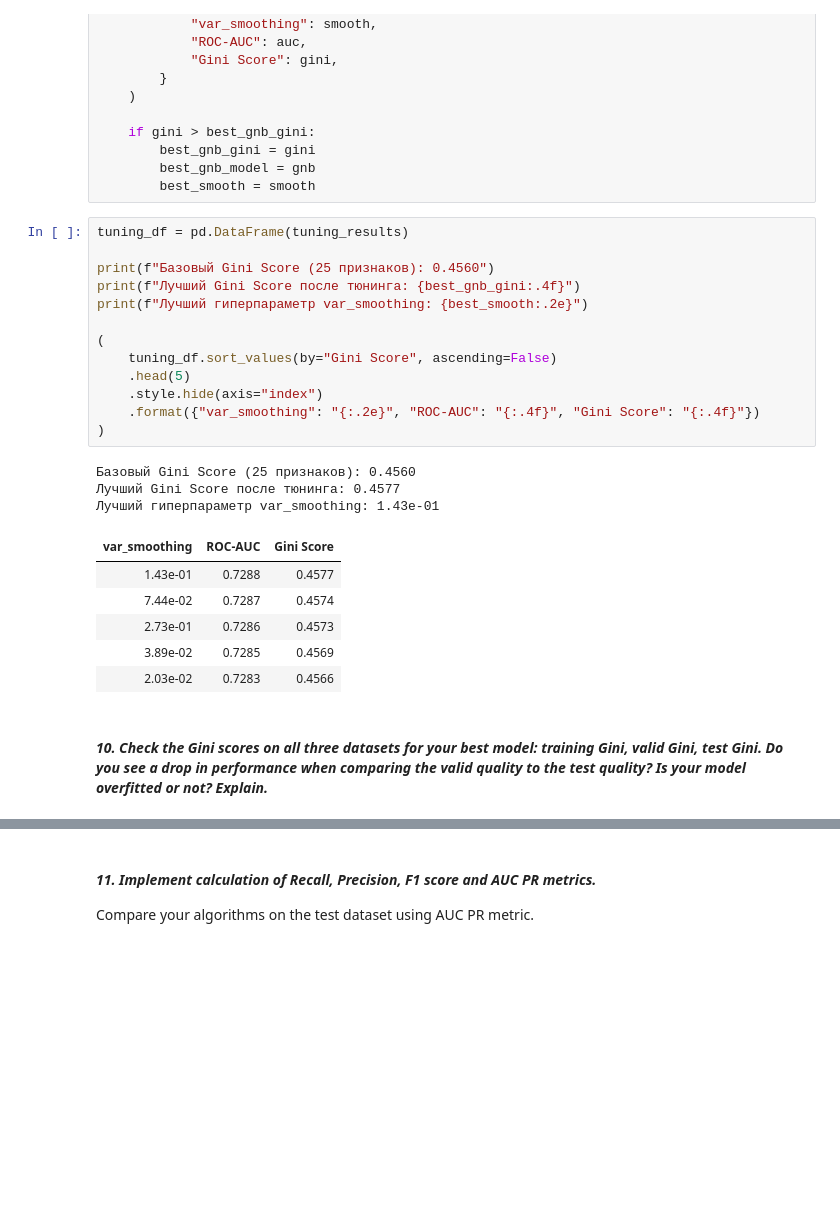
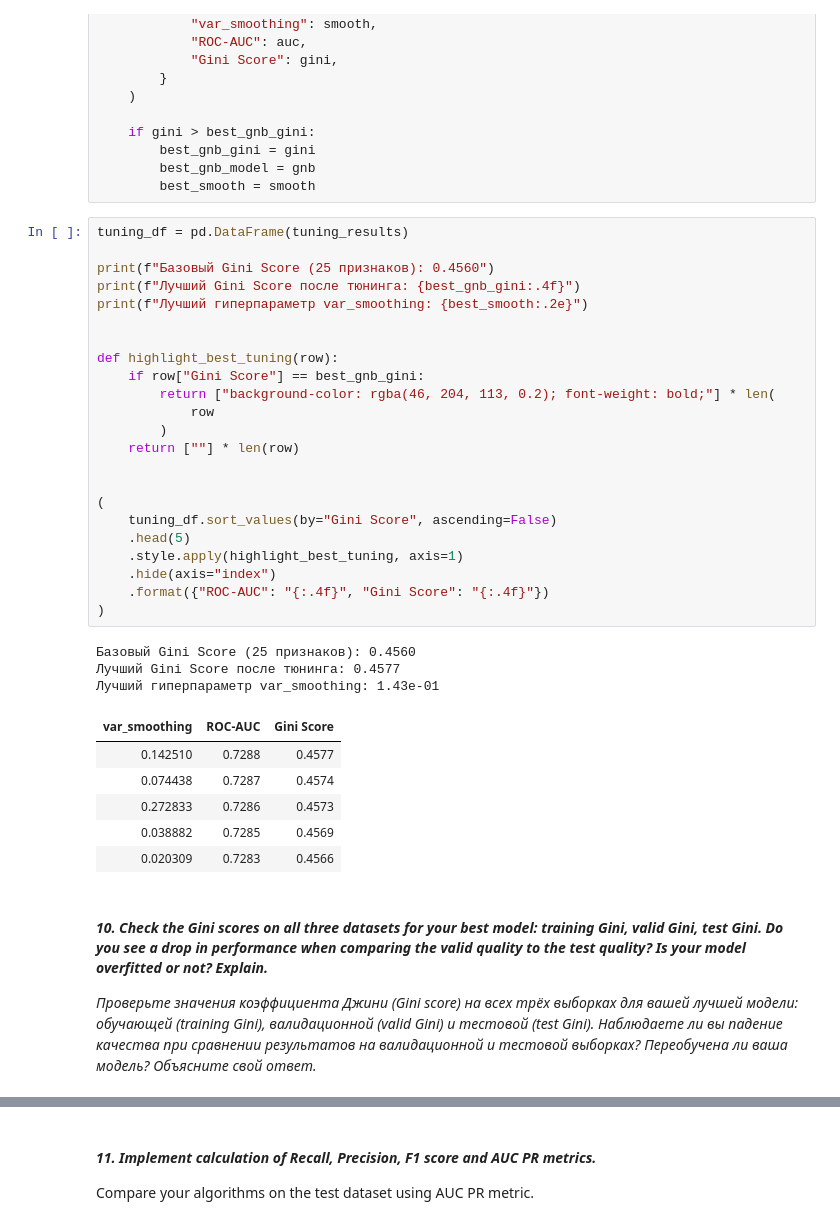
Before and after one commit to RunForJoy/ml-classification-metrics, a Jupyter notebook: src/ml_4.ipynb, the cells around one changed output, grey strips where cells are left out. Cells and saved outputs as stored; diff of their text form; blank space fills up the shorter version.

```diff
--- a/src/ml_4.ipynb
+++ b/src/ml_4.ipynb
@@ -1732,25 +1729,37 @@ for smooth in smoothing_values:
 # %%
 tuning_df = pd.DataFrame(tuning_results)
 
 print(f"Базовый Gini Score (25 признаков): 0.4560")
 print(f"Лучший Gini Score после тюнинга: {best_gnb_gini:.4f}")
 print(f"Лучший гиперпараметр var_smoothing: {best_smooth:.2e}")
 
+
+def highlight_best_tuning(row):
+    if row["Gini Score"] == best_gnb_gini:
+        return ["background-color: rgba(46, 204, 113, 0.2); font-weight: bold;"] * len(
+            row
+        )
+    return [""] * len(row)
+
+
 (
     tuning_df.sort_values(by="Gini Score", ascending=False)
     .head(5)
-    .style.hide(axis="index")
-    .format({"var_smoothing": "{:.2e}", "ROC-AUC": "{:.4f}", "Gini Score": "{:.4f}"})
+    .style.apply(highlight_best_tuning, axis=1)
+    .hide(axis="index")
+    .format({"ROC-AUC": "{:.4f}", "Gini Score": "{:.4f}"})
 )
 # %% [output]
 Базовый Gini Score (25 признаков): 0.4560
 Лучший Gini Score после тюнинга: 0.4577
 Лучший гиперпараметр var_smoothing: 1.43e-01
 | var_smoothing | ROC-AUC | Gini Score |
-| 1.43e-01 | 0.7288 | 0.4577 |
-| 7.44e-02 | 0.7287 | 0.4574 |
-| 2.73e-01 | 0.7286 | 0.4573 |
-| 3.89e-02 | 0.7285 | 0.4569 |
-| 2.03e-02 | 0.7283 | 0.4566 |
+| 0.142510 | 0.7288 | 0.4577 |
+| 0.074438 | 0.7287 | 0.4574 |
+| 0.272833 | 0.7286 | 0.4573 |
+| 0.038882 | 0.7285 | 0.4569 |
+| 0.020309 | 0.7283 | 0.4566 |
 # %% [markdown]
 #### ***10. Check the Gini scores on all three datasets for your best model: training Gini, valid Gini, test Gini. Do you see a drop in performance when comparing the valid quality to the test quality? Is your model overfitted or not? Explain.***
+
+*Проверьте значения коэффициента Джини (Gini score) на всех трёх выборках для вашей лучшей модели: обучающей (training Gini), валидационной (valid Gini) и тестовой (test Gini). Наблюдаете ли вы падение качества при сравнении результатов на валидационной и тестовой выборках? Переобучена ли ваша модель? Объясните свой ответ.*
```
Also changed, not shown: parts of 3 cells of this notebook.
